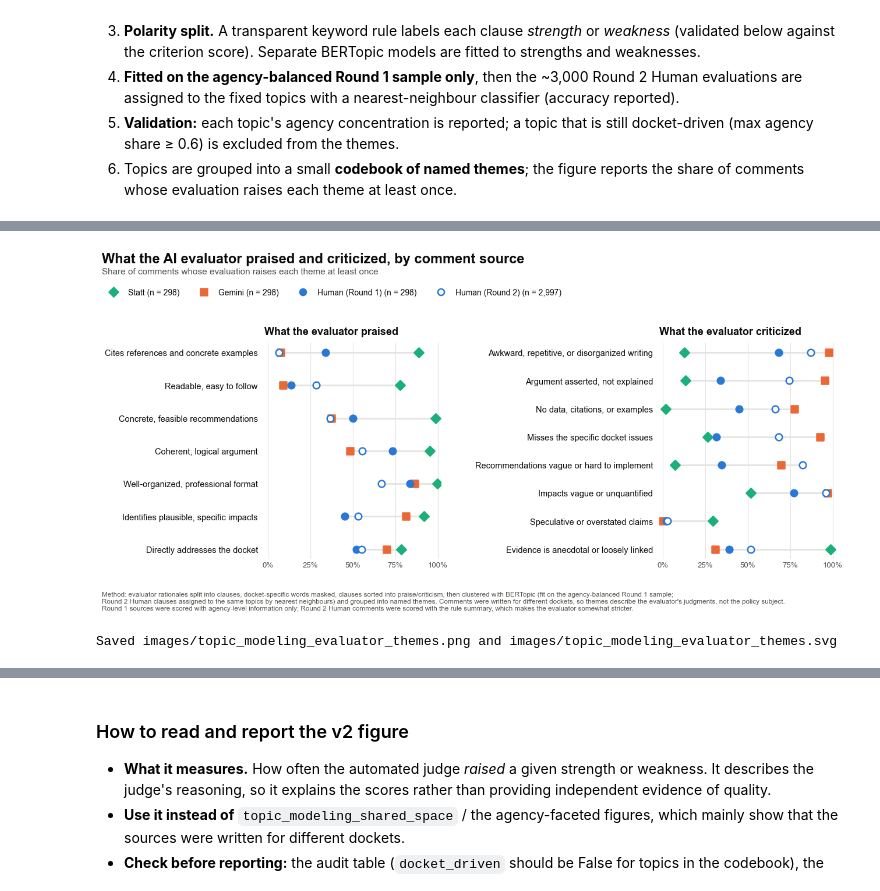
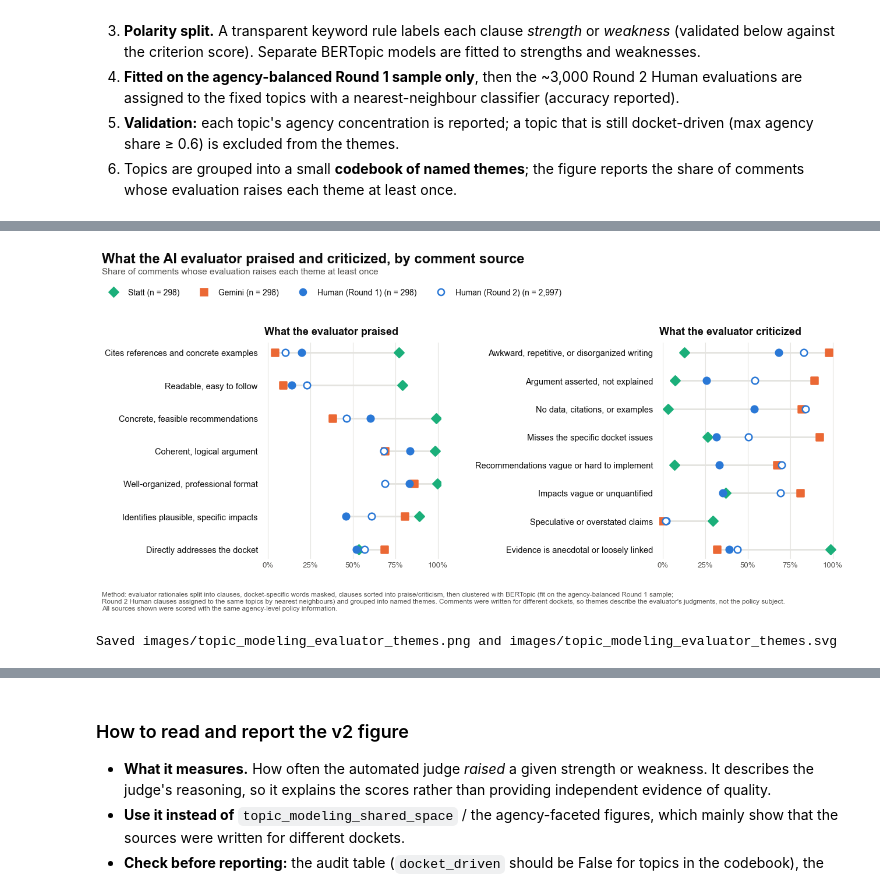
Before and after one commit to guozhan11/LLM-as-judge, a Jupyter notebook: comment_analysis.ipynb, the cells around one changed output, grey strips where cells are left out. Saved outputs shown, nothing was run; the diff lists cells and outputs as text; code cells hidden in the pictures.

```diff
--- a/comment_analysis.ipynb
+++ b/comment_analysis.ipynb
@@ -2216,25 +2221,26 @@ strength: kNN reproduces Round 1 topic labels with 95.6% 5-fold accuracy
 # The keyword check fails loudly if a library/data change reorders topics, so labels can't silently drift.
 THEME_CODEBOOK = {
     "weakness": {
-        "No data, citations, or examples": [(3, "citations")],
-        "Evidence is anecdotal or loosely linked": [(1, "empirical")],
-        "Impacts vague or unquantified": [(0, "quantified")],
-        "Recommendations vague or hard to implement": [(5, "feasible"), (14, "requests")],
-        "Argument asserted, not explained": [(6, "coherent"), (7, "explaining"), (10, "underdeveloped"), (11, "underdeveloped")],
-        "Speculative or overstated claims": [(12, "speculative")],
-        "Misses the specific docket issues": [(4, "docket"), (9, "broadly"), (16, "requested")],
-        "Awkward, repetitive, or disorganized writing": [(2, "repetitive")],
-        # Topic 8 mixes evidence praise and critique, so it stays unlabeled.
+        "No data, citations, or examples": [(3, "citations"), (9, "assertions"), (15, "citations")],
+        "Evidence is anecdotal or loosely linked": [(0, "empirical")],
+        "Impacts vague or unquantified": [(4, "quantified"), (10, "quantified"), (13, "quantify"),
+                                          (17, "quantified"), (18, "quantify")],
+        "Recommendations vague or hard to implement": [(5, "feasible"), (16, "requests")],
+        "Argument asserted, not explained": [(7, "explaining"), (11, "underdeveloped"), (12, "underdeveloped")],
+        "Speculative or overstated claims": [(14, "speculative")],
+        "Misses the specific docket issues": [(2, "docket"), (8, "broadly"), (19, "requested")],
+        "Awkward, repetitive, or disorganized writing": [(1, "repetitive")],
+        # Topic 6 mixes reasoning, relevance, and actionability remarks, so it stays unlabeled.
     },
     "strength": {
-        "Directly addresses the docket": [(4, "addresses"), (9, "rulemaking"), (20, "documentation")],
-        "Coherent, logical argument": [(1, "coherent"), (8, "coherent"), (19, "consistent")],
-        "Cites references and concrete examples": [(3, "references")],
-        "Identifies plausible, specific impacts": [(0, "impacts"), (7, "impacts")],
-        "Concrete, feasible recommendations": [(5, "recommendations"), (12, "requests"), (13, "feasible"), (15, "feasible")],
-        "Well-organized, professional format": [(2, "organized"), (6, "organized"), (16, "format")],
-        "Readable, easy to follow": [(10, "readable"), (17, "easy")],
-        # Topic 18 mixes requests with relevance remarks, so it stays unlabeled.
+        "Directly addresses the docket": [(3, "addresses"), (11, "rulemaking"), (21, "documentation"), (23, "addresses")],
+        "Coherent, logical argument": [(1, "coherent"), (5, "coherent"), (13, "consistent"), (22, "understandable")],
+        "Cites references and concrete examples": [(7, "references"), (19, "references")],
+        "Identifies plausible, specific impacts": [(0, "impacts"), (8, "impacts"), (17, "transparency")],
+        "Concrete, feasible recommendations": [(4, "feasible"), (10, "requests"), (14, "feasible"), (16, "request"), (20, "feasible")],
+        "Well-organized, professional format": [(2, "organized"), (6, "organized"), (18, "format")],
+        "Readable, easy to follow": [(9, "readable"), (15, "easy")],
+        # Topic 12 holds mostly misclassified critiques ("asserted more than demonstrated"), so it stays unlabeled.
     },
 }
 
@@ -2383,34 +2389,33 @@ for ax, polarity in zip(axes, ["strength", "weakness"]):
     for spine in ax.spines.values():
         spine.set_visible(False)
     ax.set_title(panel_titles[polarity], loc="left", fontsize=13, fontweight="semibold", color=INK, pad=10)
 
 group_sizes = {g: int(theme_prevalence.loc[theme_prevalence["group"].eq(g), "n"].iloc[0]) for g in V2_GROUPS}
 fig.legend(
     handles=[Line2D([], [], linestyle="", marker=s["marker"], markersize=8, markerfacecolor=s["facecolor"],
                     markeredgecolor=s["color"], markeredgewidth=1.8, label=f"{g} (n = {group_sizes[g]:,})")
              for g, s in V2_STYLE.items()],
     loc="upper left", bbox_to_anchor=(0.005, 0.915), ncol=4, frameon=False, fontsize=10, labelcolor=INK,
 )
 fig.suptitle("What the AI evaluator praised and criticized, by comment source", x=0.01, y=0.995,
              ha="left", fontsize=17, fontweight="semibold", color=INK)
 fig.text(0.01, 0.935, "Share of comments whose evaluation raises each theme at least once",
          ha="left", fontsize=11, color=MUTED)
 fig.text(
     0.01, 0.005,
     "Method: evaluator rationales split into clauses, docket-specific words masked, clauses sorted into praise/criticism, "
     "then clustered with BERTopic (fit on the agency-balanced Round 1 sample;\nRound 2 Human clauses assigned to the same "
     "topics by nearest neighbours) and grouped into named themes. Comments were written for different dockets, so themes describe the evaluator's "
-    "judgments, not the policy subject.\nRound 1 sources were scored with agency-level information only; Round 2 Human comments were scored with the "
-    "rule summary, which makes the evaluator somewhat stricter.",
+    "judgments, not the policy subject.\nAll sources shown were scored with the same agency-level policy information.",
     ha="left", fontsize=8.5, color=MUTED,
 )
 fig.tight_layout(rect=[0, 0.09, 1, 0.885], w_pad=3)
 v2_png = Path("images") / "topic_modeling_evaluator_themes.png"
 v2_svg = Path("images") / "topic_modeling_evaluator_themes.svg"
 fig.savefig(v2_png, dpi=220, bbox_inches="tight", facecolor="white")
 fig.savefig(v2_svg, bbox_inches="tight", facecolor="white")
 plt.show()
 print(f"Saved {v2_png} and {v2_svg}")
 # %% [output]
-[figure, old version]
+[figure, new version]
 Saved images/topic_modeling_evaluator_themes.png and images/topic_modeling_evaluator_themes.svg
```
Also changed, not shown: parts of 17 cells of this notebook, 11 other files.
